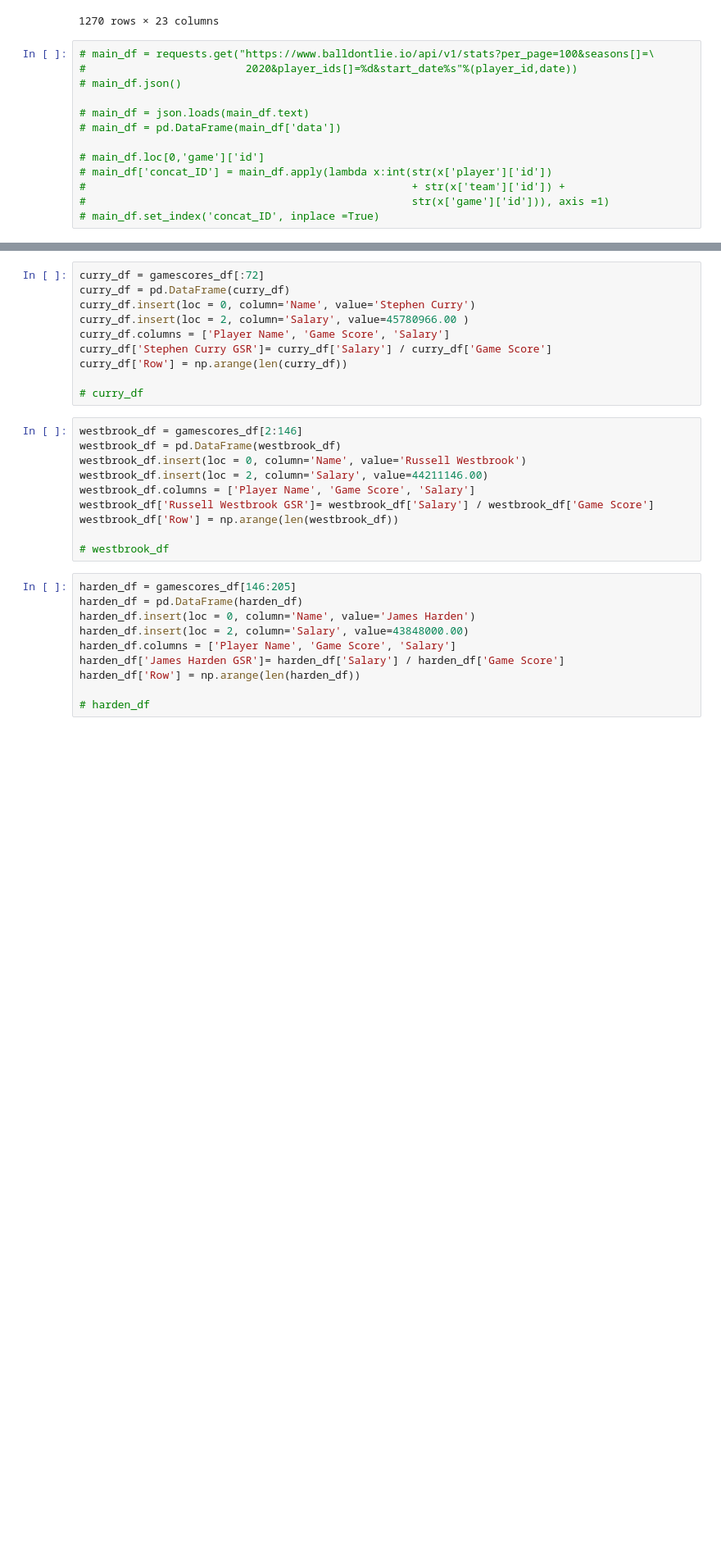
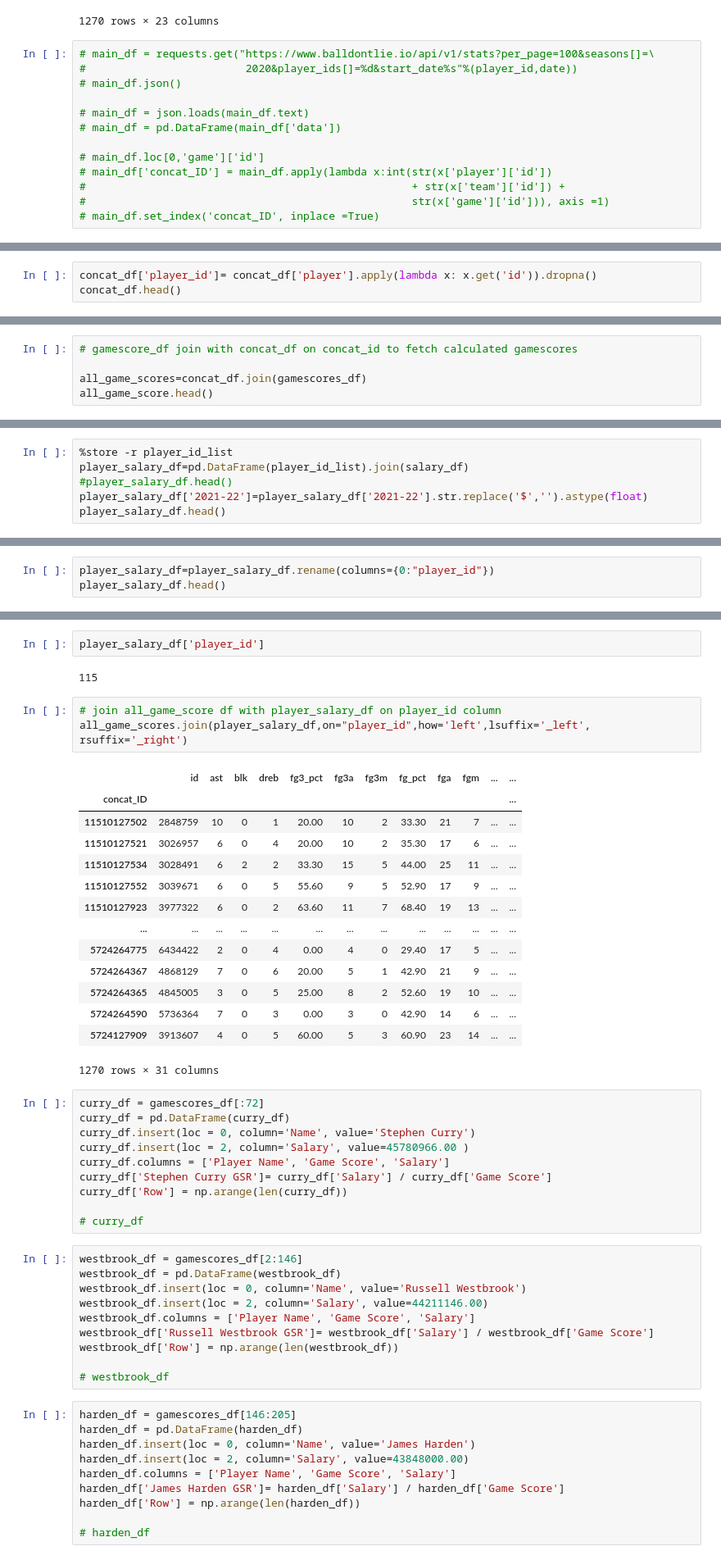
Before and after one commit to tylergusmyers/nba_analyzer, a Jupyter notebook: all_stats_11_16.ipynb, the cells around one changed output, grey strips where cells are left out. Shown at 82% size. Cells and saved outputs as stored; diff of their text form; blank space fills up the shorter version.

```diff
--- a/all_stats_11_16.ipynb
+++ b/all_stats_11_16.ipynb
@@ -103,0 +125,3 @@ Length: 1270, dtype: float64
+# %%
+concat_df['player_id']= concat_df['player'].apply(lambda x: x.get('id')).dropna()
+concat_df.head()
@@ -103,0 +146,5 @@ Length: 1270, dtype: float64
+# %%
+# gamescore_df join with concat_df on concat_id to fetch calculated gamescores
+
+all_game_scores=concat_df.join(gamescores_df)
+all_game_score.head()
@@ -103,0 +171,6 @@ Length: 1270, dtype: float64
+# %%
+%store -r player_id_list
+player_salary_df=pd.DataFrame(player_id_list).join(salary_df)
+#player_salary_df.head()
+player_salary_df['2021-22']=player_salary_df['2021-22'].str.replace('$','').astype(float)
+player_salary_df.head()
@@ -103,0 +184,3 @@ Length: 1270, dtype: float64
+# %%
+player_salary_df=player_salary_df.rename(columns={0:"player_id"})
+player_salary_df.head()
@@ -104,3 +214,25 @@ Length: 1270, dtype: float64
+# %%
+player_salary_df['player_id']
+# %% [output]
+115
+# %%
+# join all_game_score df with player_salary_df on player_id column
+all_game_scores.join(player_salary_df,on="player_id",how='left',lsuffix='_left', rsuffix='_right')
+# %% [output]
+|  | id | ast | blk | dreb | fg3_pct | fg3a | fg3m | fg_pct | fga | fgm | ... | ... |
+| concat_ID |  |  |  |  |  |  |  |  |  |  |  | ... |
+| 11510127502 | 2848759 | 10 | 0 | 1 | 20.00 | 10 | 2 | 33.30 | 21 | 7 | ... | ... |
+| 11510127521 | 3026957 | 6 | 0 | 4 | 20.00 | 10 | 2 | 35.30 | 17 | 6 | ... | ... |
+| 11510127534 | 3028491 | 6 | 2 | 2 | 33.30 | 15 | 5 | 44.00 | 25 | 11 | ... | ... |
+| 11510127552 | 3039671 | 6 | 0 | 5 | 55.60 | 9 | 5 | 52.90 | 17 | 9 | ... | ... |
+| 11510127923 | 3977322 | 6 | 0 | 2 | 63.60 | 11 | 7 | 68.40 | 19 | 13 | ... | ... |
+| ... | ... | ... | ... | ... | ... | ... | ... | ... | ... | ... | ... | ... |
+| 5724264775 | 6434422 | 2 | 0 | 4 | 0.00 | 4 | 0 | 29.40 | 17 | 5 | ... | ... |
+| 5724264367 | 4868129 | 7 | 0 | 6 | 20.00 | 5 | 1 | 42.90 | 21 | 9 | ... | ... |
+| 5724264365 | 4845005 | 3 | 0 | 5 | 25.00 | 8 | 2 | 52.60 | 19 | 10 | ... | ... |
+| 5724264590 | 5736364 | 7 | 0 | 3 | 0.00 | 3 | 0 | 42.90 | 14 | 6 | ... | ... |
+| 5724127909 | 3913607 | 4 | 0 | 5 | 60.00 | 5 | 3 | 60.90 | 23 | 14 | ... | ... |
+1270 rows × 31 columns
 # %%
 curry_df = gamescores_df[:72]
 curry_df = pd.DataFrame(curry_df)
```
Also changed, not shown: parts of 16 cells of this notebook, 1 other file.
